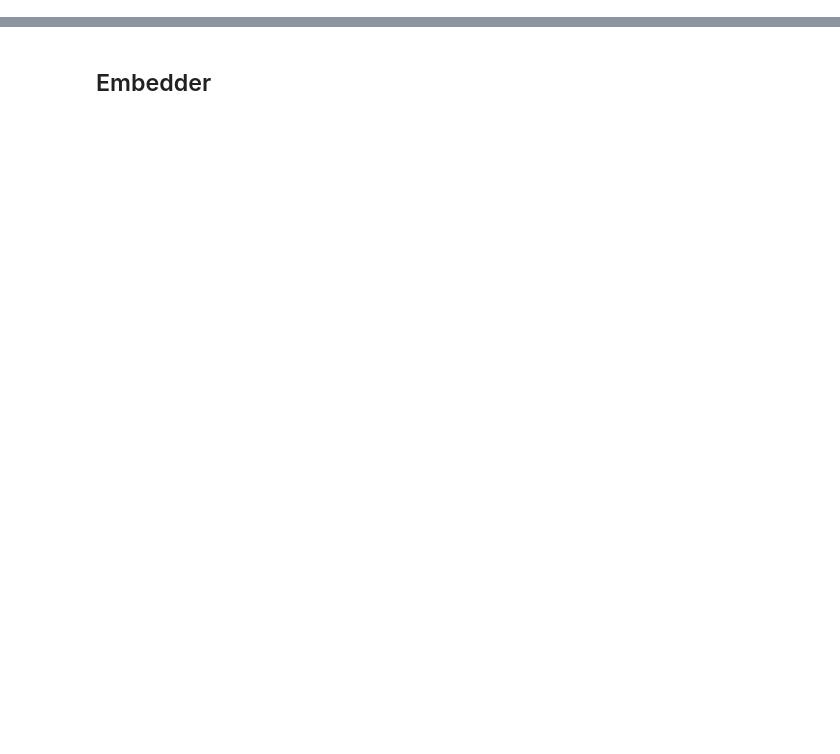
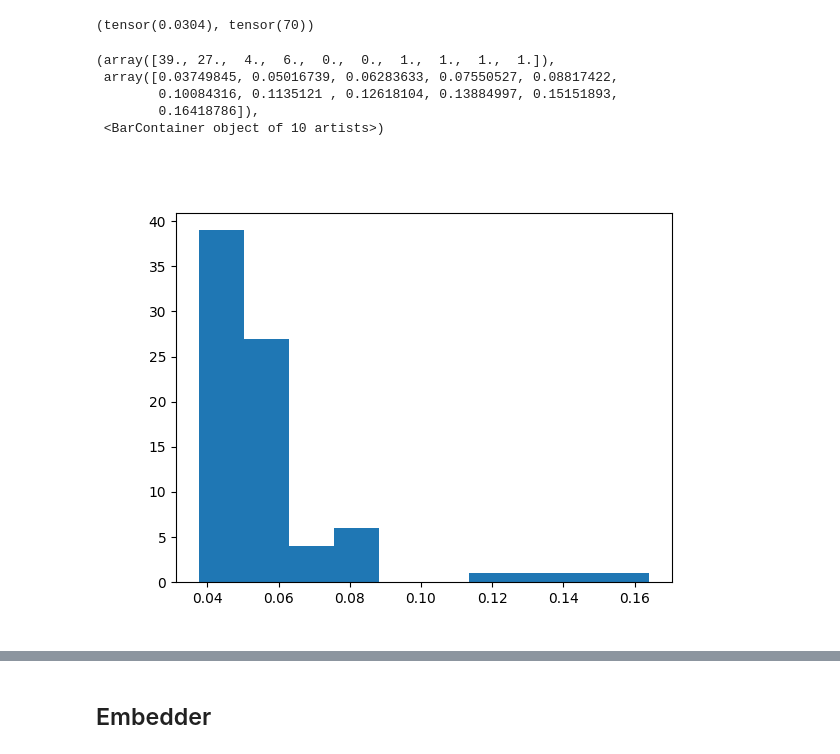
Before and after one commit to podondra/calibration, a Jupyter notebook: pit.ipynb, the cells around one changed output, grey strips where cells are left out. Saved outputs shown, nothing was run; the diff lists cells and outputs as text; code cells hidden in the pictures; blank space fills up the shorter version.

```diff
--- a/pit.ipynb
+++ b/pit.ipynb
@@ -42,6 +52,9 @@ def pit_stairs(ax, x, n_bins, **kwargs):
 # %%
 seed()
-n_repeats, n_samples = 10, 1000
+n_repeats, n_samples = 1, 1000
 train_data = generate_data(n_repeats, n_samples)
-test_data = generate_data(n_repeats=1, n_samples=1000)
+test_data = generate_data(n_repeats, n_samples)
 colors = ["red" if type(a[1]) is Normal else "green" for a in train_data[1]]
+# %%
+BINS = 10
+train_set, test_set = PITHistDataset(*train_data, BINS), PITHistDataset(*test_data, BINS)
@@ -47,0 +63,4 @@ colors = ["red" if type(a[1]) is Normal else "green" for a in train_data[1]]
+# %%
+vae = VAE(input_dim=BINS, n_hiddens=8, epsilon=None)
+vae.load_state_dict(torch.load("models/fresh-voice-4294.pt"))
+vae
@@ -47,0 +87,18 @@ colors = ["red" if type(a[1]) is Normal else "green" for a in train_data[1]]
+# %%
+mus_train, sigmas_train = vae.embed(train_set.X)
+X_pred_train = vae.decoder.decode(mus_train)
+# %%
+loss_rec = square_error(X_pred_train, train_set.X)
+loss_rec.max(), torch.argmax(loss_rec)
+# %% [output]
+(tensor(0.0304), tensor(70))
+# %%
+_, ax = plt.subplots()
+ax.hist(sigmas_train[:, 0])
+# %% [output]
+(array([39., 27.,  4.,  6.,  0.,  0.,  1.,  1.,  1.,  1.]),
+ array([0.03749845, 0.05016739, 0.06283633, 0.07550527, 0.08817422,
+        0.10084316, 0.1135121 , 0.12618104, 0.13884997, 0.15151893,
+        0.16418786]),
+ <BarContainer object of 10 artists>)
+[figure, added]
```
Also changed, not shown: parts of 21 cells of this notebook, 1 other file.
